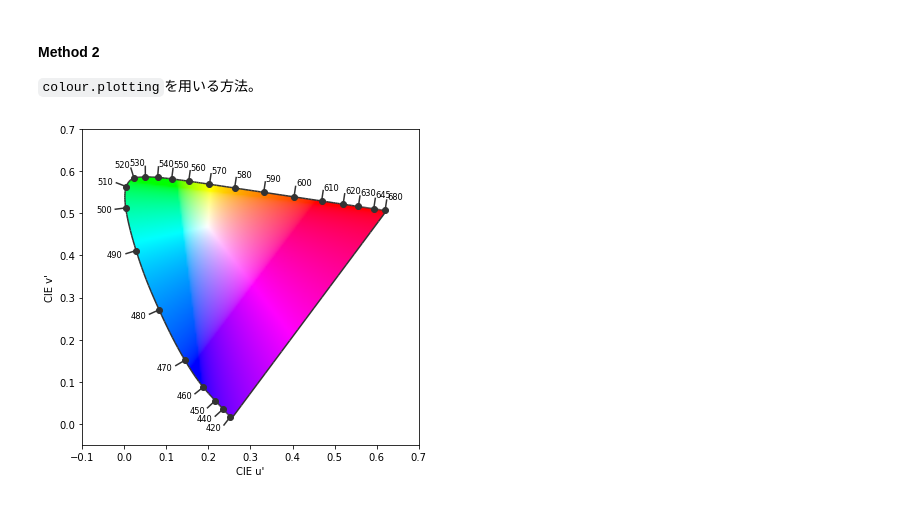
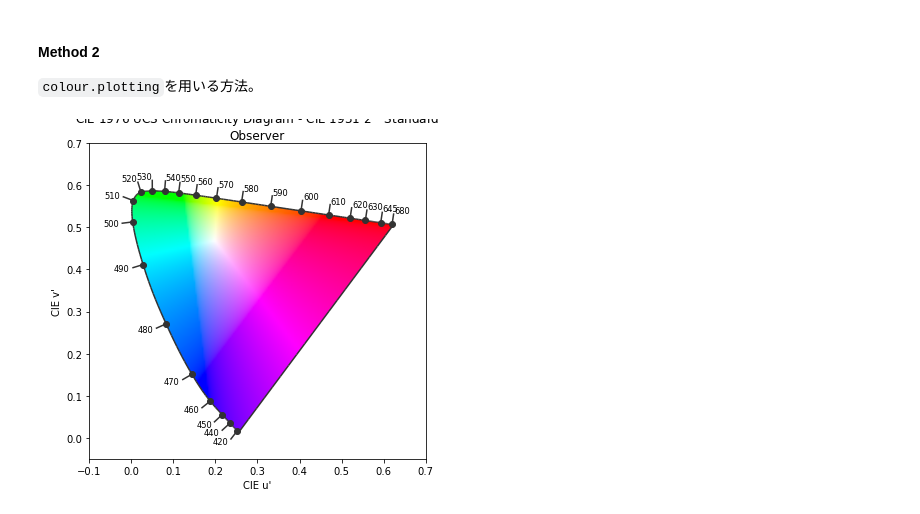
Before and after one commit to Salad-bowl-of-knowledge/hp, a Jupyter notebook: _notebooks/2020-01-13-cieluv.ipynb, the cells around one changed output. Cells and saved outputs as stored; diff of their text form; code cells hidden in the pictures.

```diff
--- a/_notebooks/2020-01-13-cieluv.ipynb
+++ b/_notebooks/2020-01-13-cieluv.ipynb
@@ -209,14 +209,13 @@ plt.show()
 # %%
 import colour.plotting as cpl
 
 cpl.plot_chromaticity_diagram_CIE1976UCS(standalone=False)
 cpl.render(
         standalone=True,
         bounding_box=(-0.1, 0.7, -0.05, 0.7),
         x_tighten=True,
         y_tighten=True,
         filename="CIE1976UCS_diagram.png")
-plt.title("")
 plt.show()
 # %% [output]
-[figure, old version]
+[figure, new version]
```
Also changed, not shown: parts of 2 cells of this notebook.
